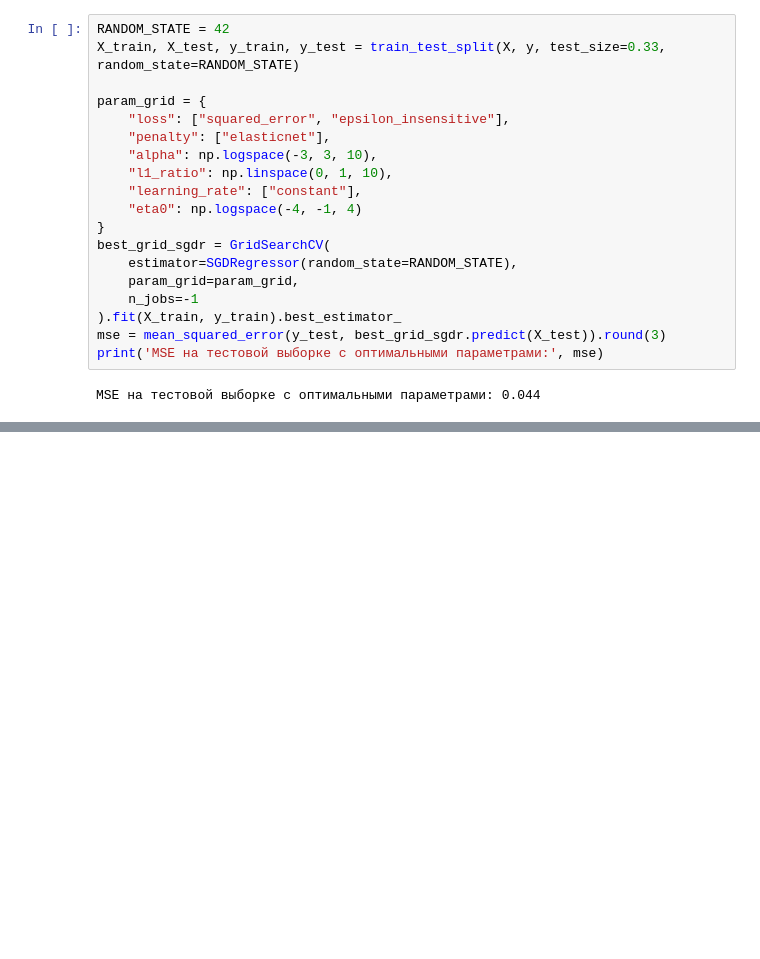
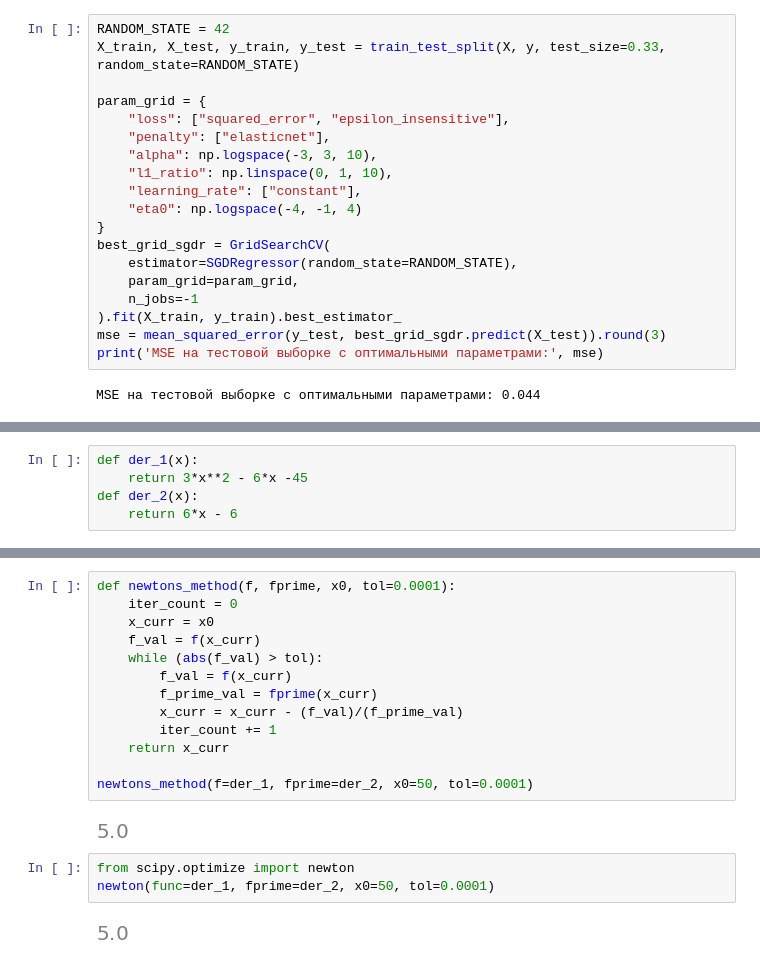
Before and after one commit to ScReameer/DS-learning, a Jupyter notebook: Math/Block-5/Module-6. Mathematical analysis III/Practice.ipynb, the cells around one changed output, grey strips where cells are left out. Cells and saved outputs as stored; diff of their text form; blank space fills up the shorter version.

Commit message:
newton method

```diff
--- a/Math/Block-5/Module-6. Mathematical analysis III/Practice.ipynb
+++ b/Math/Block-5/Module-6. Mathematical analysis III/Practice.ipynb
@@ -122,0 +148,5 @@ MSE на тестовой выборке с оптимальными парам
+# %%
+def der_1(x):
+    return 3*x**2 - 6*x -45
+def der_2(x):
+    return 6*x - 6
@@ -122,0 +156,20 @@ MSE на тестовой выборке с оптимальными парам
+# %%
+def newtons_method(f, fprime, x0, tol=0.0001):
+    iter_count = 0
+    x_curr = x0
+    f_val = f(x_curr)
+    while (abs(f_val) > tol):
+        f_val = f(x_curr)
+        f_prime_val = fprime(x_curr)
+        x_curr = x_curr - (f_val)/(f_prime_val)
+        iter_count += 1
+    return x_curr
+
+newtons_method(f=der_1, fprime=der_2, x0=50, tol=0.0001)
+# %% [output]
+[figure, added]
+# %%
+from scipy.optimize import newton
+newton(func=der_1, fprime=der_2, x0=50, tol=0.0001)
+# %% [output]
+[figure, added]
```
Also changed, not shown: parts of 10 cells of this notebook, 1 other file.
